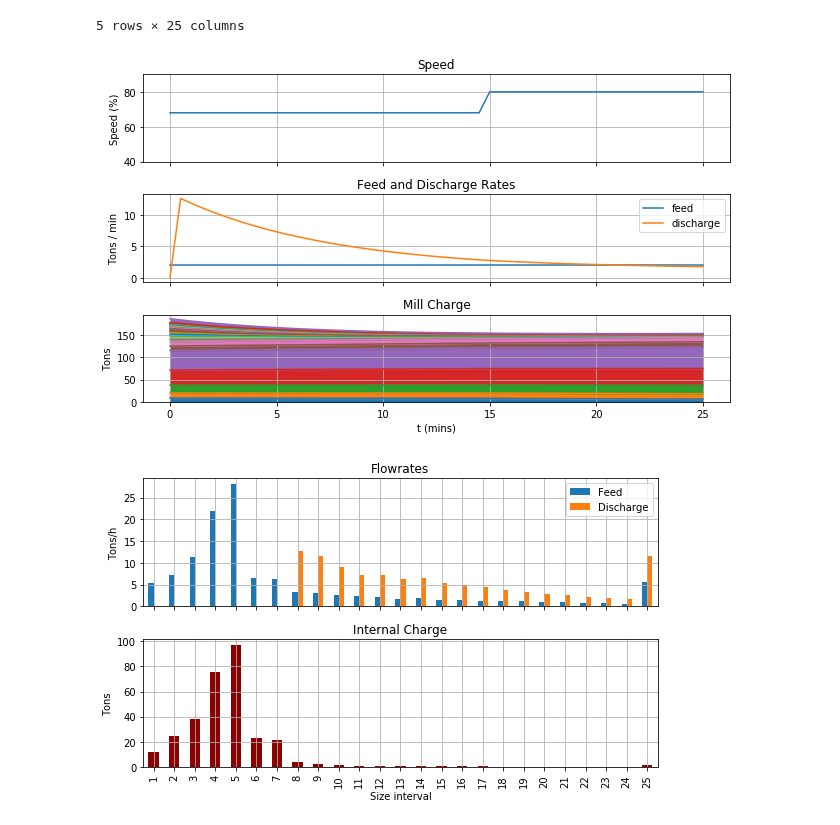
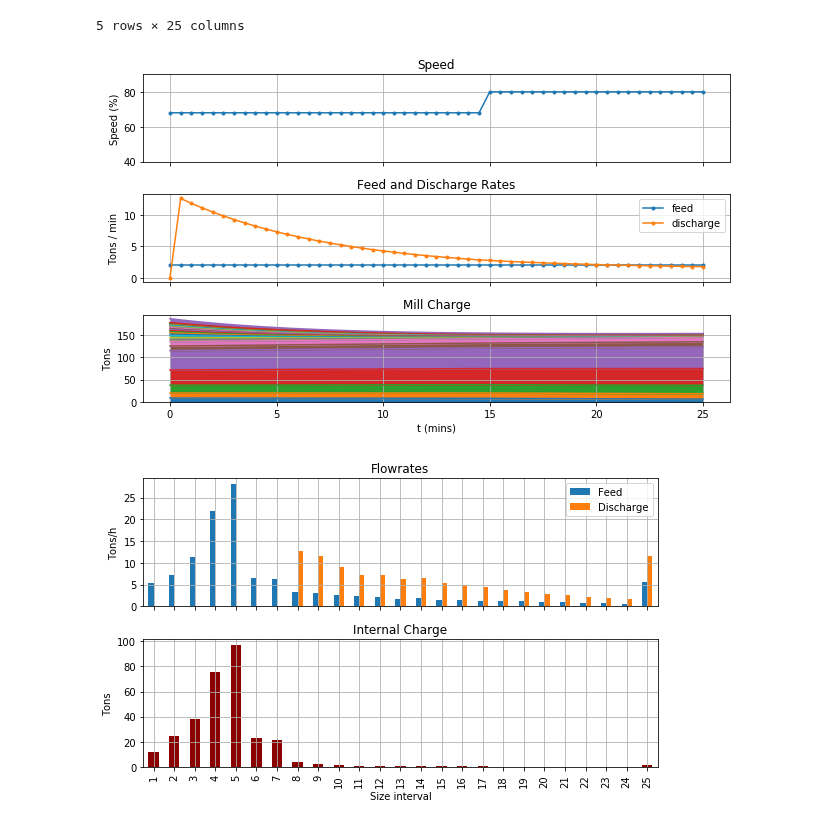
Before and after one commit to billtubbs/mech-575, a Jupyter notebook: code/python/project-grinding-dynamic-simulation-model.ipynb, the cells around one changed output. Drawn from its saved outputs; the diff is of its cells as text; code cells hidden in the pictures.

```diff
--- a/code/python/project-grinding-dynamic-simulation-model.ipynb
+++ b/code/python/project-grinding-dynamic-simulation-model.ipynb
@@ -1038,38 +1040,38 @@ charge_weights.round(2).head()
 # %%
 fig, axes = plt.subplots(3, 1, figsize=(9,5.5), sharex=True)
 
-style = '-' if speed_pct_values.shape[0] > 50 else '.'
+style = '-' if speed_pct_values.shape[0] > 51 else '.-'
 
 ax = axes[0]
 ax.plot(t, speed_pct_values, style, label='feed')
 ax.set_ylim(40,90)
 ax.set_title('Speed')
 ax.set_xlabel('t')
 ax.set_ylabel('Speed (%)')
 ax.grid()
 
 ax = axes[1]
 ax.plot(t, feed_rates.sum(axis=1) / timestep_size, style, label='feed')
 ax.plot(t, discharge_rates.sum(axis=1) / timestep_size, style, label='discharge')
 ax.set_title('Feed and Discharge Rates')
 ax.set_ylabel('Tons / min')
 ax.grid()
 ax.legend()
 
 ax = axes[2]
 charge_weights.plot.area(ax=ax, stacked=True, legend=False)
 ax.set_title('Mill Charge')
 ax.set_xlabel('t (mins)')
 ax.set_ylabel('Tons')
 ax.grid()
 #ax.legend()
 
 plt.tight_layout()
 filename = "demo_time_series_vr.pdf"
 plt.savefig(os.path.join(plot_dir, filename))
 plt.show()
 # %% [output]
-[figure, old version]
+[figure, new version]
 # %%
 fig, axes = plt.subplots(2, 1, sharex=True, figsize=(8,5))
 
```
Also changed, not shown: parts of 27 cells of this notebook.
